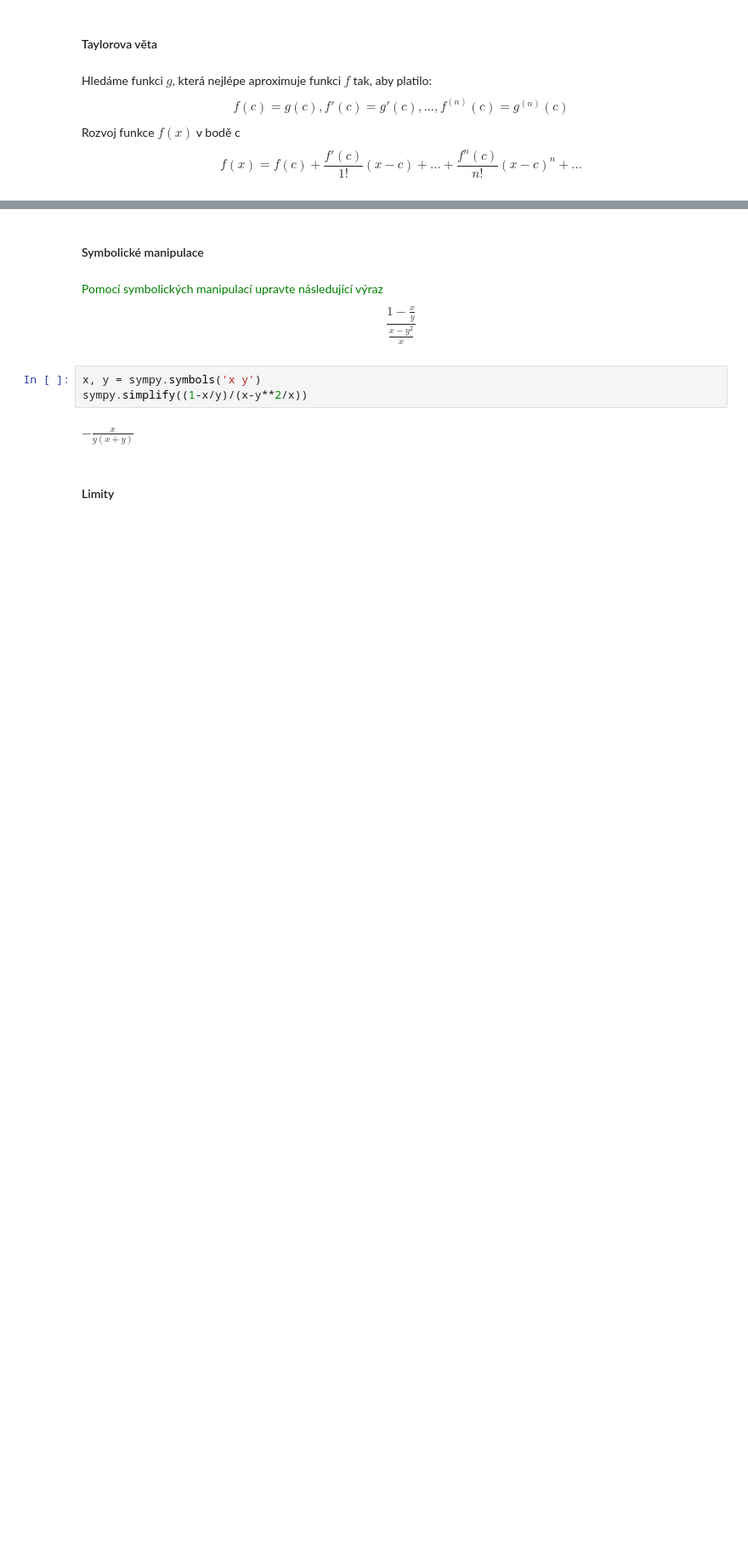
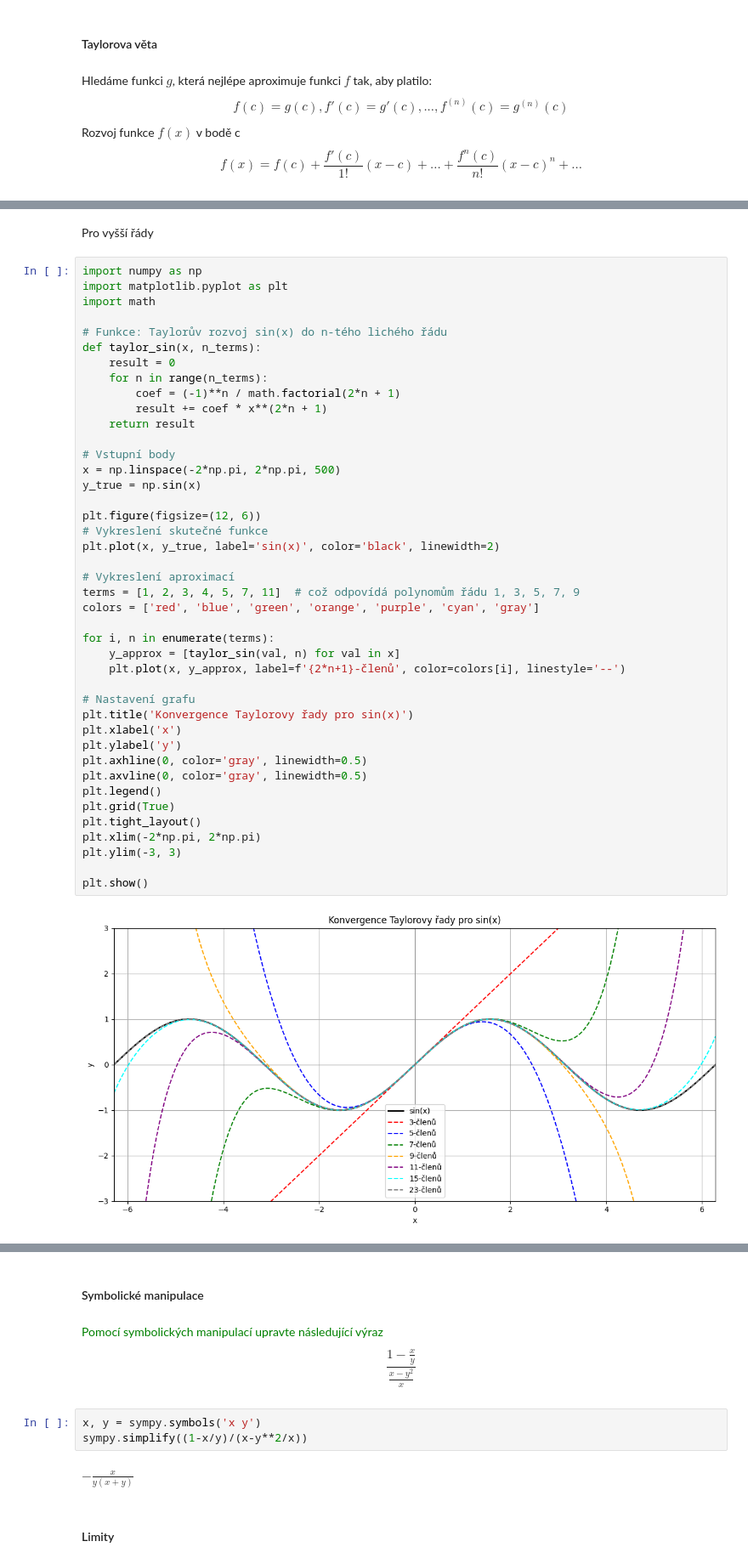
Before and after one commit to pkbcz/MSW2, a Jupyter notebook: 10 Derivace.ipynb, the cells around one changed output, grey strips where cells are left out. Shown at 85% size. Cells and saved outputs as stored; diff of their text form; blank space fills up the shorter version.

```diff
--- a/10 Derivace.ipynb
+++ b/10 Derivace.ipynb
@@ -91,0 +217,46 @@ $$f(x)=f(c)+\frac{f'(c)}{1!}(x-c)+...+\frac{f^n(c)}{n!}(x-c)^n+...$$
+# %% [markdown]
+Pro vyšší řády
+# %%
+import numpy as np
+import matplotlib.pyplot as plt
+import math
+
+# Funkce: Taylorův rozvoj sin(x) do n-tého lichého řádu
+def taylor_sin(x, n_terms):
+    result = 0
+    for n in range(n_terms):
+        coef = (-1)**n / math.factorial(2*n + 1)
+        result += coef * x**(2*n + 1)
+    return result
+
+# Vstupní body
+x = np.linspace(-2*np.pi, 2*np.pi, 500)
+y_true = np.sin(x)
+
+plt.figure(figsize=(12, 6))
+# Vykreslení skutečné funkce
+plt.plot(x, y_true, label='sin(x)', color='black', linewidth=2)
+
+# Vykreslení aproximací
+terms = [1, 2, 3, 4, 5, 7, 11]  # což odpovídá polynomům řádu 1, 3, 5, 7, 9
+colors = ['red', 'blue', 'green', 'orange', 'purple', 'cyan', 'gray']
+
+for i, n in enumerate(terms):
+    y_approx = [taylor_sin(val, n) for val in x]
+    plt.plot(x, y_approx, label=f'{2*n+1}-členů', color=colors[i], linestyle='--')
+
+# Nastavení grafu
+plt.title('Konvergence Taylorovy řady pro sin(x)')
+plt.xlabel('x')
+plt.ylabel('y')
+plt.axhline(0, color='gray', linewidth=0.5)
+plt.axvline(0, color='gray', linewidth=0.5)
+plt.legend()
+plt.grid(True)
+plt.tight_layout()
+plt.xlim(-2*np.pi, 2*np.pi)
+plt.ylim(-3, 3)
+
+plt.show()
+# %% [output]
+[figure, added]
```
Also changed, not shown: parts of 13 cells of this notebook, 7 other files.
